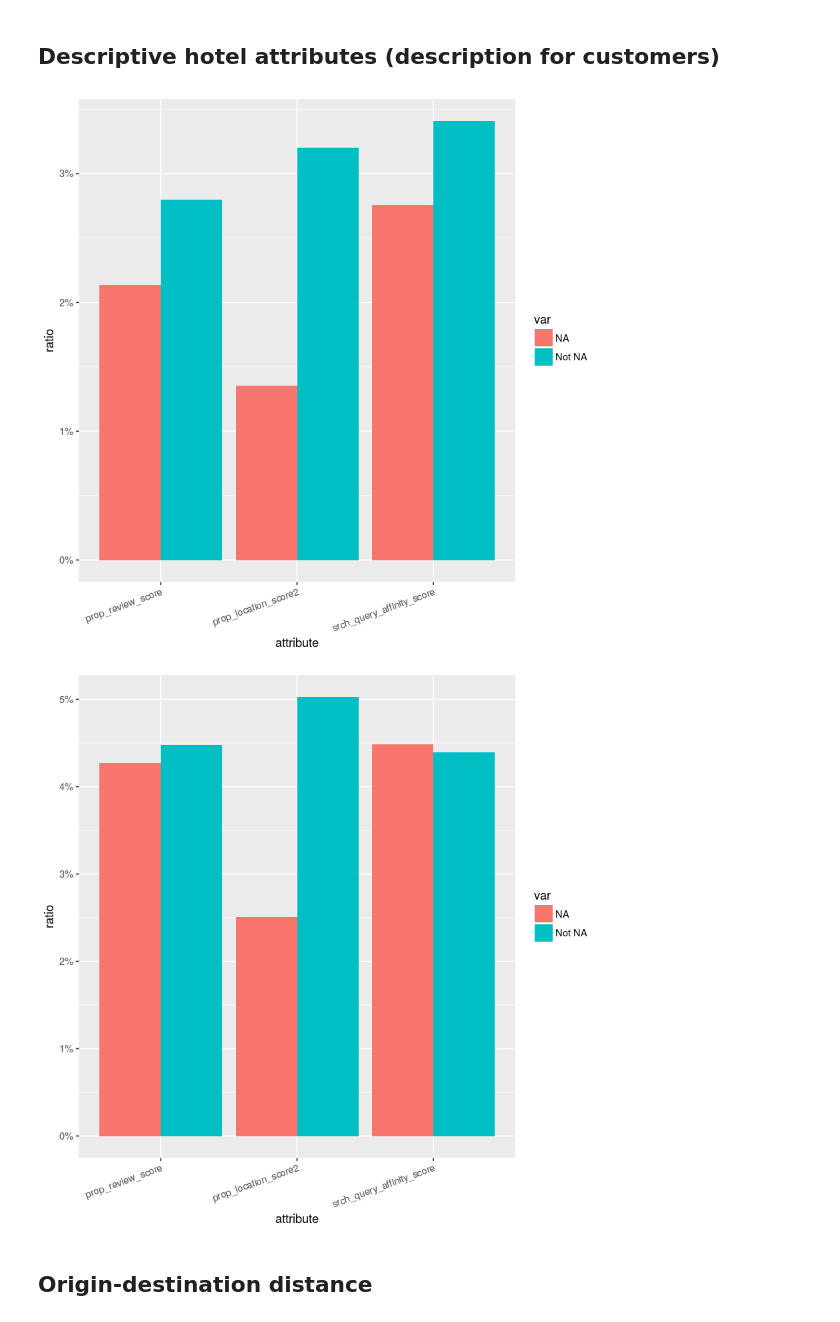
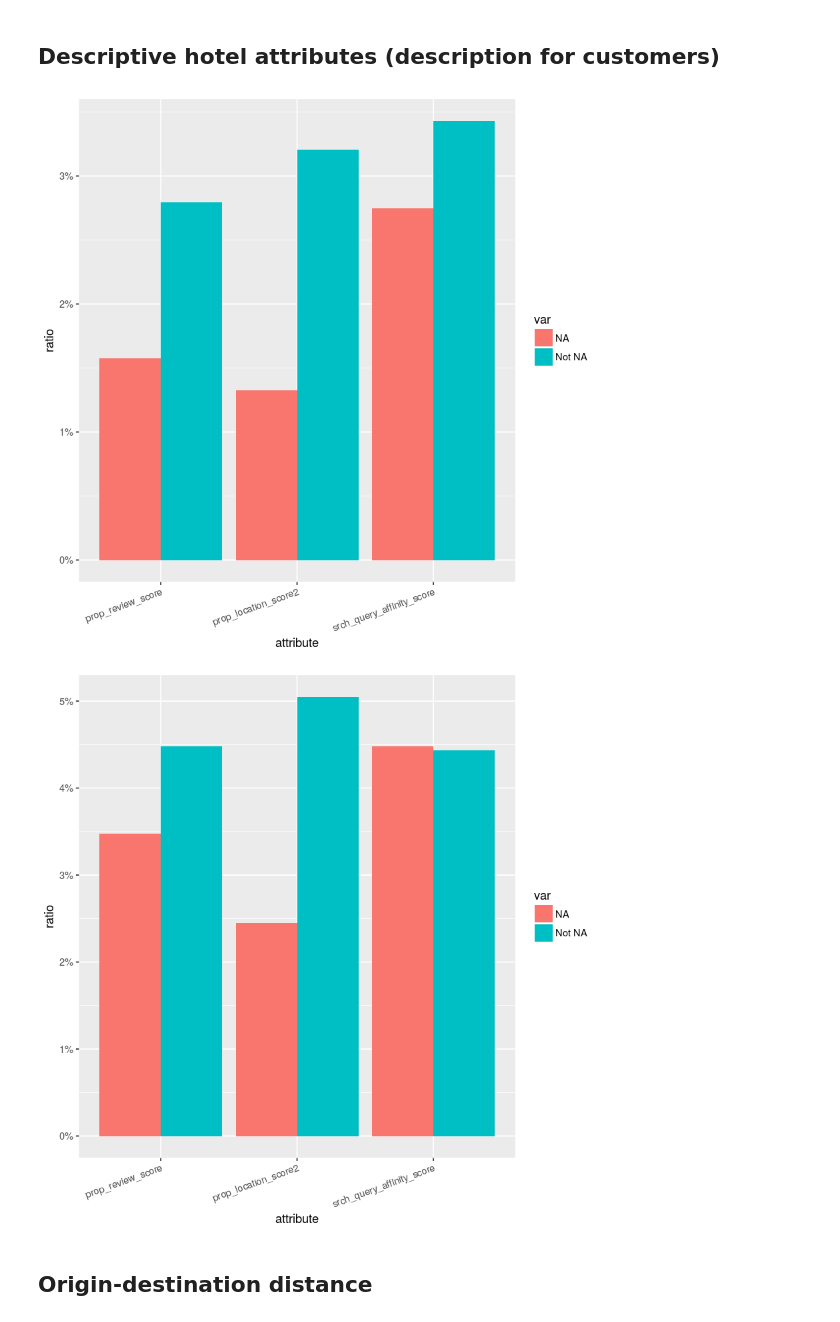
Before and after one commit to silesbu/dmt41, a Jupyter notebook: assignment2/R_analysis_assignment_2.ipynb, the cells around one changed output. Drawn from its saved outputs; the diff is of its cells as text; code cells hidden in the pictures.

```diff
--- a/assignment2/R_analysis_assignment_2.ipynb
+++ b/assignment2/R_analysis_assignment_2.ipynb
@@ -43,11 +103,0 @@ head(train)
-# %%
-factor_cols <- unlist(lapply(train, is.factor))
-factor_cols["date_time"] <- FALSE
-
-#train[factor_cols] <- as.numeric(as.character(train[factor_cols]))
-
-for (name in colnames(train[factor_cols])){
-    train[name] <- as.numeric(sub('NULL',NA,as.character(train[name][,1])))
-}
-
-head(train)
@@ -64,13 +118,17 @@ head(train)
 # %% [markdown]
 ## Plot missing values
 # %%
+attributes <- trainNames
+columns <- col_list(trainNames,attributes,train.types)
+df <- load_part(trainPath,colClasses = columns)
+
 # Get NA value booleans
-nas <- is.na(train)
+nas <- is.na(df)
 
 len.nas <- length(nas[,1])
 
 # Initialize NA vector
-na.vec <- vector(mode="integer",length=length(colnames(train)))
+na.vec <- vector(mode="integer",length=length(colnames(df)))
 
 # Sum the NA values and fill NA vector
 for (i in 1:length(na.vec)){
@@ -78,7 +136,7 @@ for (i in 1:length(na.vec)){
 }
 
 # Create bar plot Data Frame
-na.df <- data.frame(colnames(train),na.vec)
+na.df <- data.frame(colnames(df),na.vec)
 colnames(na.df) <- c("attribute","missing_values")
 
 # Sort by number of missing values
@@ -185,6 +245,10 @@ geom_bar(stat="identity",position=position_dodge()) + scale_y_continuous(labels=
 # %% [markdown]
 ### Competitor inv
 # %%
+attributes <- c(sprintf("comp%i_inv",1:8),"booking_bool","click_bool")
+columns <- col_list(trainNames,attributes,train.types)
+df <- load_part(trainPath,colClasses = columns)
+
 data <- comp_data(train,"inv")
 
 books <- data[[1]]
@@ -229,23 +293,28 @@ na_booking_data <- function(df,attr_name){
     return(result)
 }
 # %%
-hotel.df <- rbind(na_booking_data(train,"prop_review_score"),
-                  na_booking_data(train,"prop_location_score2"),
-                  na_booking_data(train,"srch_query_affinity_score"))
+attributes <- c("prop_review_score","prop_location_score2",
+                "srch_query_affinity_score","booking_bool","click_bool")
+columns <- col_list(trainNames,attributes,train.types)
+df <- load_part(trainPath,colClasses = columns)
+
+hotel.df <- rbind(na_booking_data(df,"prop_review_score"),
+                  na_booking_data(df,"prop_location_score2"),
+                  na_booking_data(df,"srch_query_affinity_score"))
 
 books <- hotel.df[hotel.df[,"target_attribute"] == "booking_bool",]
 clicks <- hotel.df[hotel.df[,"target_attribute"] == "click_bool",]
 
 ggplot(data=books, aes(x=attribute,y=ratio,fill=var)) +
 geom_bar(stat="identity",position=position_dodge()) + scale_y_continuous(labels=percent) +
 theme(axis.text.x = element_text(angle = 20, hjust = 1), plot.title = element_text(hjust = 0.5))
 
 ggplot(data=clicks, aes(x=attribute,y=ratio,fill=var)) +
 geom_bar(stat="identity",position=position_dodge()) + scale_y_continuous(labels=percent) +
 theme(axis.text.x = element_text(angle = 20, hjust = 1), plot.title = element_text(hjust = 0.5))
 # %% [output]
-[figure, old version]
+[figure, new version]
-[figure, old version]
+[figure, new version]
 # %% [markdown]
 ## Origin-destination distance
 # %%
```
Also changed, not shown: parts of 37 cells of this notebook, 1 other file.
